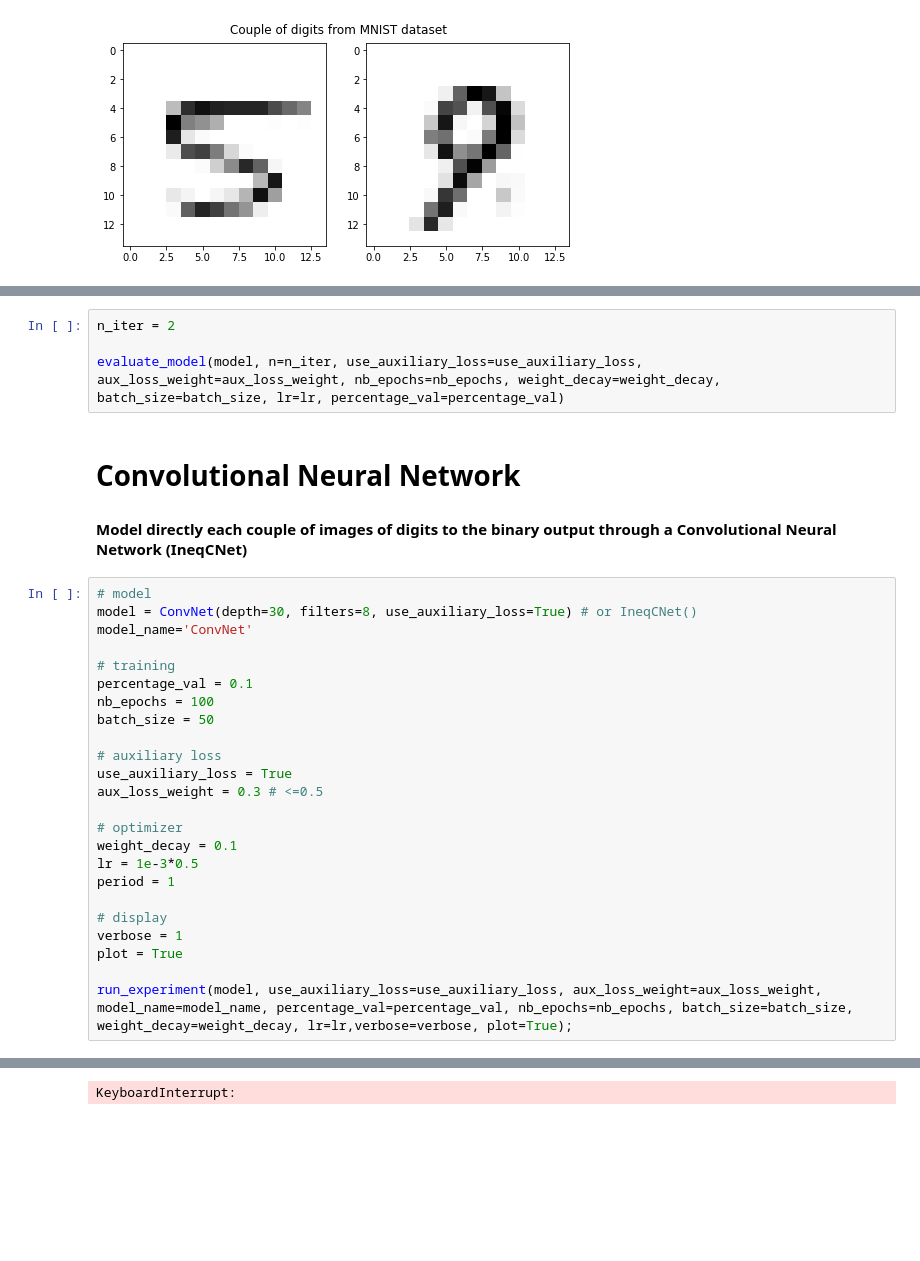
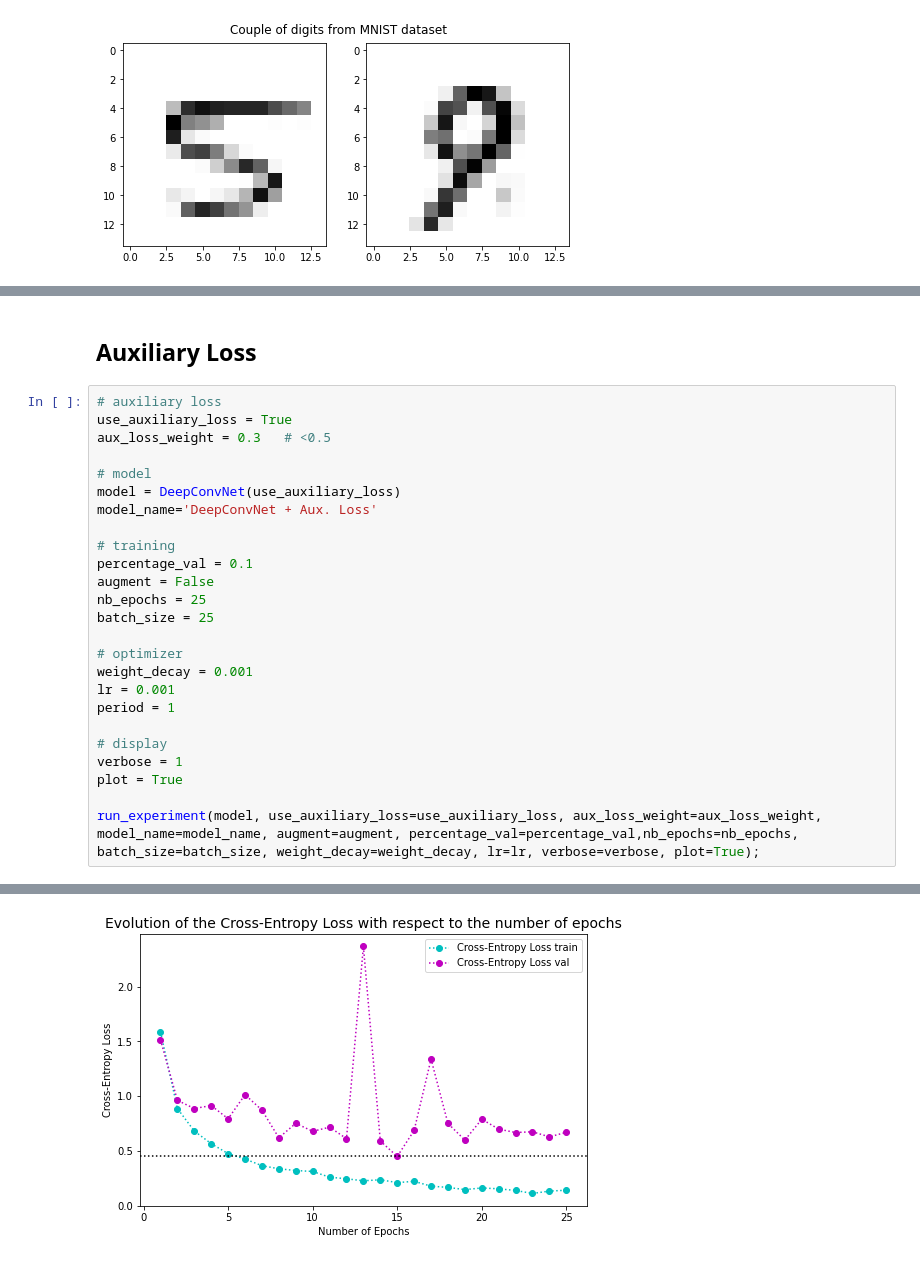
Before and after one commit to riccardocadei/DCNN-for-Digits-Comparison, a Jupyter notebook: main.ipynb, the cells around one changed output, grey strips where cells are left out. Drawn from its saved outputs; the diff is of its cells as text; blank space fills up the shorter version.

```diff
--- a/main.ipynb
+++ b/main.ipynb
@@ -72,32 +67,28 @@ Test error: 11.800 %
-# %%
-n_iter = 2
-
-evaluate_model(model, n=n_iter, use_auxiliary_loss=use_auxiliary_loss, aux_loss_weight=aux_loss_weight, nb_epochs=nb_epochs, weight_decay=weight_decay, batch_size=batch_size, lr=lr, percentage_val=percentage_val)
-# %% [markdown]
-# Convolutional Neural Network
-#### Model directly each couple of images of digits to the binary output through a Convolutional Neural Network (IneqCNet)
+# %% [markdown]
+## Auxiliary Loss
 # %%
+# auxiliary loss
+use_auxiliary_loss = True
+aux_loss_weight = 0.3   # <0.5
+
 # model
-model = ConvNet(depth=30, filters=8, use_auxiliary_loss=True) # or IneqCNet()
-model_name='ConvNet'
+model = DeepConvNet(use_auxiliary_loss)
+model_name='DeepConvNet + Aux. Loss'
 
 # training
 percentage_val = 0.1
-nb_epochs = 100
-batch_size = 50
-
-# auxiliary loss
-use_auxiliary_loss = True
-aux_loss_weight = 0.3 # <=0.5
+augment = False
+nb_epochs = 25
+batch_size = 25
 
 # optimizer
-weight_decay = 0.1
-lr = 1e-3*0.5
+weight_decay = 0.001
+lr = 0.001
 period = 1
 
 # display
 verbose = 1
 plot = True
 
-run_experiment(model, use_auxiliary_loss=use_auxiliary_loss, aux_loss_weight=aux_loss_weight, model_name=model_name, percentage_val=percentage_val, nb_epochs=nb_epochs, batch_size=batch_size, weight_decay=weight_decay, lr=lr,verbose=verbose, plot=True);
+run_experiment(model, use_auxiliary_loss=use_auxiliary_loss, aux_loss_weight=aux_loss_weight, model_name=model_name, augment=augment, percentage_val=percentage_val,nb_epochs=nb_epochs, batch_size=batch_size, weight_decay=weight_decay, lr=lr, verbose=verbose, plot=True);
 # %% [output]
@@ -121 +106 @@ Epoch 18 / 100 train loss: 1.1175028317504458 valid loss: 1.2586941123008728
-KeyboardInterrupt:
+[figure, added]
```
Also changed, not shown: parts of 11 cells of this notebook, 20 other files.
